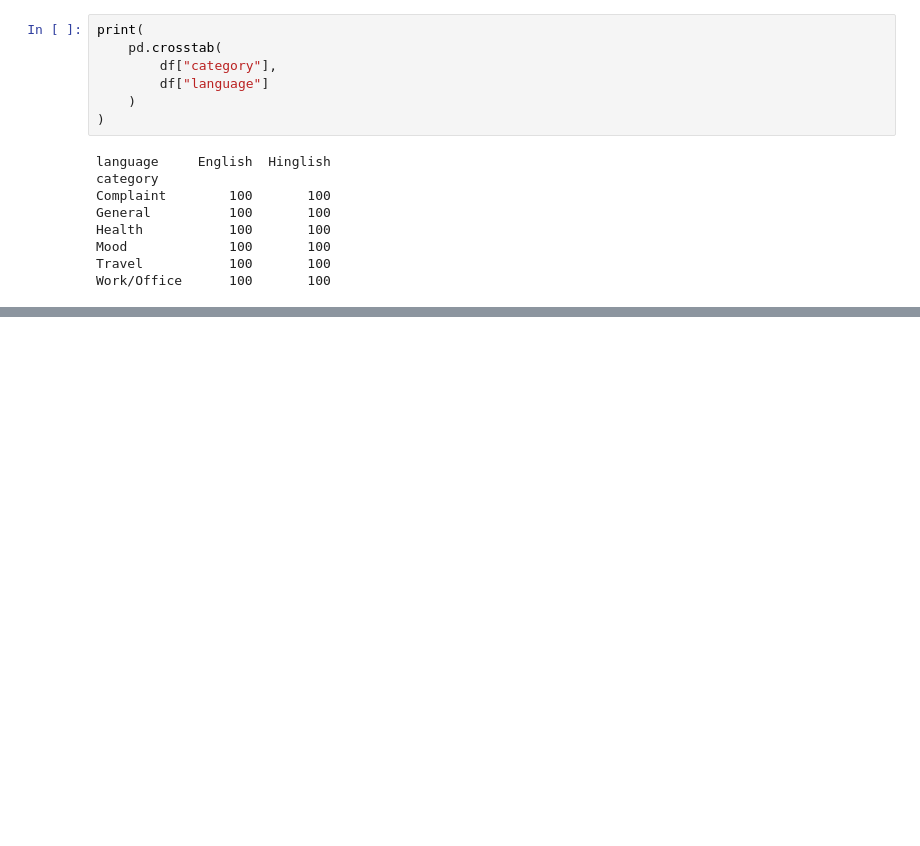
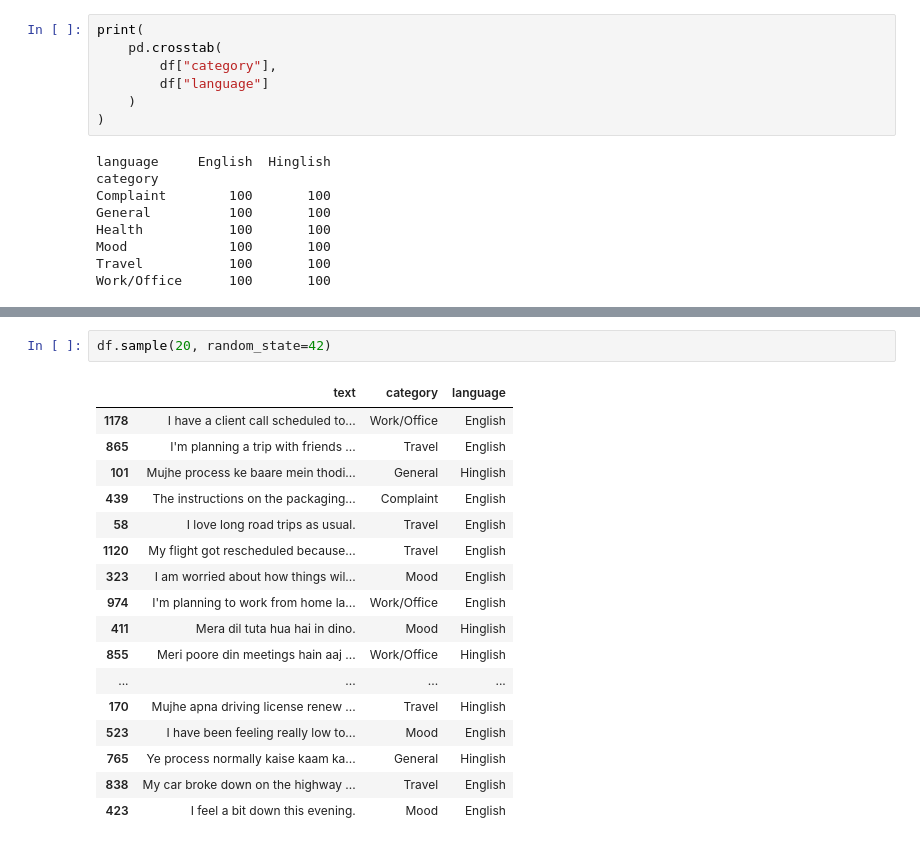
Before and after one commit to Shibansiddiqui/ml-flask-assignment, a Jupyter notebook: notebooks/Untitled.ipynb, the cells around one changed output, grey strips where cells are left out. Drawn from its saved outputs; the diff is of its cells as text; blank space fills up the shorter version.

```diff
--- a/notebooks/Untitled.ipynb
+++ b/notebooks/Untitled.ipynb
@@ -63,0 +102,20 @@ Work/Office      100       100
+# %%
+df.sample(20, random_state=42)
+# %% [output]
+|  | text | category | language |
+| 1178 | I have a client call scheduled to... | Work/Office | English |
+| 865 | I'm planning a trip with friends ... | Travel | English |
+| 101 | Mujhe process ke baare mein thodi... | General | Hinglish |
+| 439 | The instructions on the packaging... | Complaint | English |
+| 58 | I love long road trips as usual. | Travel | English |
+| 1120 | My flight got rescheduled because... | Travel | English |
+| 323 | I am worried about how things wil... | Mood | English |
+| 974 | I'm planning to work from home la... | Work/Office | English |
+| 411 | Mera dil tuta hua hai in dino. | Mood | Hinglish |
+| 855 | Meri poore din meetings hain aaj ... | Work/Office | Hinglish |
+| ... | ... | ... | ... |
+| 170 | Mujhe apna driving license renew ... | Travel | Hinglish |
+| 523 | I have been feeling really low to... | Mood | English |
+| 765 | Ye process normally kaise kaam ka... | General | Hinglish |
+| 838 | My car broke down on the highway ... | Travel | English |
+| 423 | I feel a bit down this evening. | Mood | English |
```
Also changed, not shown: parts of 62 cells of this notebook, 10 other files.
